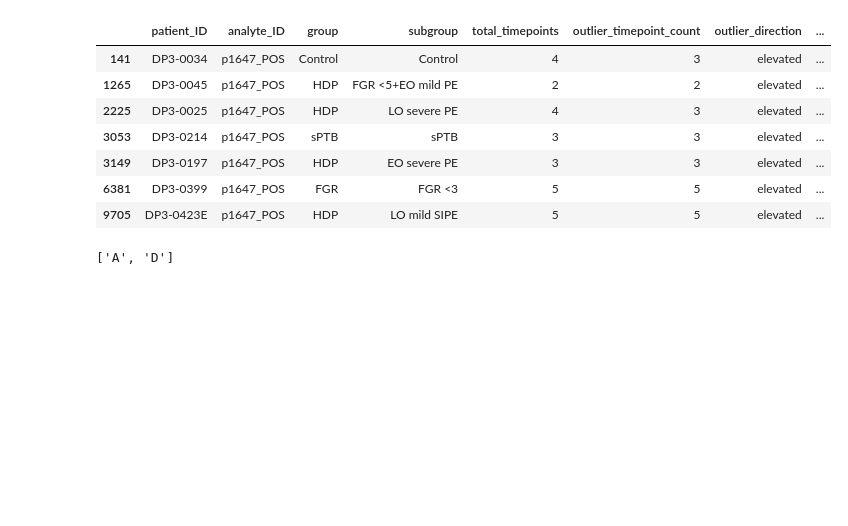
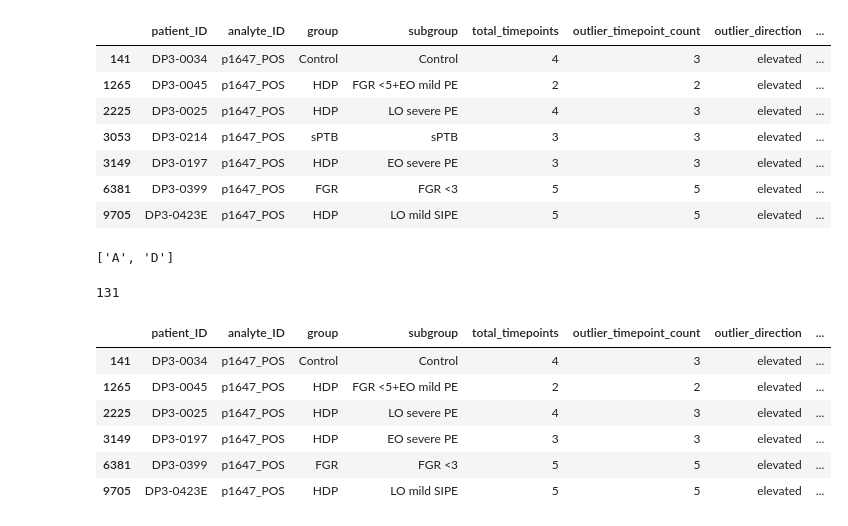
Before and after one commit to spiekos/PiekosLab, a Jupyter notebook: kaylaxu/MTBL_MAD.ipynb, the cells around one changed output. Drawn from its saved outputs; the diff is of its cells as text; code cells hidden in the pictures; blank space fills up the shorter version.

Commit message:
finished step 5 (outlier categories)

```diff
--- a/kaylaxu/MTBL_MAD.ipynb
+++ b/kaylaxu/MTBL_MAD.ipynb
@@ -259,3 +260,25 @@ import ast
 ast.literal_eval(persistentMatrix.loc[persistentMatrix["patient_ID"] == "DP3-0111", "outlier_timepoints"][0])
 # %% [output]
 ['A', 'D']
+# %%
+len(set(persistentMatrix.loc[["A" in x or "B" in x for x in persistentMatrix["outlier_timepoints"]],"patient_ID"]))
+# %% [output]
+131
+# %%
+m = "p1647_POS"
+complicationOnly = persistentMatrix.loc[persistentMatrix["analyte_ID"] == m,:]
+# %%
+hasA = complicationOnly.loc[["A" in x for x in complicationOnly["outlier_timepoints"]],:]
+hasB = complicationOnly.loc[["B" in x for x in complicationOnly["outlier_timepoints"]],:]
+#early = hasA.union(hasB)
+#both = hasA & hasB
+# %%
+hasA
+# %% [output]
+|  | patient_ID | analyte_ID | group | subgroup | total_timepoints | outlier_timepoint_count | outlier_direction | ... |
+| 141 | DP3-0034 | p1647_POS | Control | Control | 4 | 3 | elevated | ... |
+| 1265 | DP3-0045 | p1647_POS | HDP | FGR <5+EO mild PE | 2 | 2 | elevated | ... |
+| 2225 | DP3-0025 | p1647_POS | HDP | LO severe PE | 4 | 3 | elevated | ... |
+| 3149 | DP3-0197 | p1647_POS | HDP | EO severe PE | 3 | 3 | elevated | ... |
+| 6381 | DP3-0399 | p1647_POS | FGR | FGR <3 | 5 | 5 | elevated | ... |
+| 9705 | DP3-0423E | p1647_POS | HDP | LO mild SIPE | 5 | 5 | elevated | ... |
```
Also changed, not shown: parts of 15 cells of this notebook, 1 other file.
